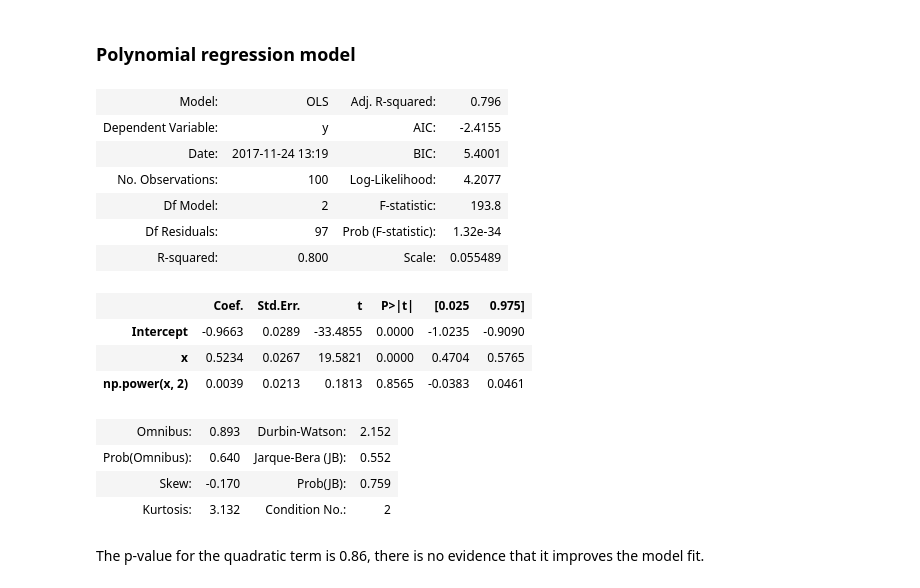
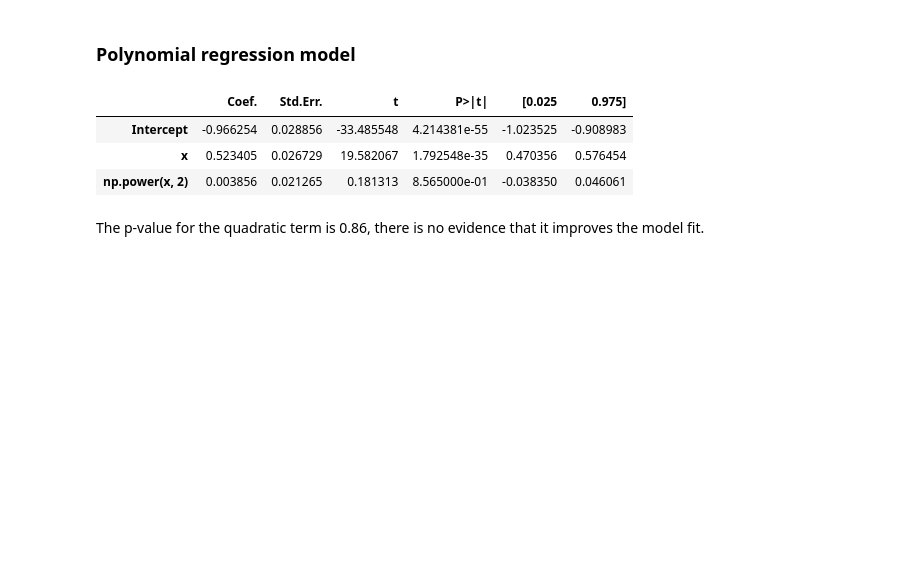
Before and after one commit to srillaert/ISLR-python, a Jupyter notebook: Ch3 Linear Regression/Ex13 Simple linear regression models on simulated data with different levels of noise.ipynb, the cells around one changed output. Cells and saved outputs as stored; diff of their text form; code cells hidden in the pictures; blank space fills up the shorter version.

```diff
--- a/Ch3 Linear Regression/Ex13 Simple linear regression models on simulated data with different levels of noise.ipynb
+++ b/Ch3 Linear Regression/Ex13 Simple linear regression models on simulated data with different levels of noise.ipynb
@@ -12,9 +13,12 @@ n = 100, ß₀ = -1 and ß₁ = 0.5
 # %%
 np.random.seed(1)
 x = np.random.randn(100)
-eps = np.random.randn(100) * .25
-y = -1 + .5 * x + eps
-df = pd.DataFrame({'x' : x, 'y' : y})
+def create_simulated_data(variance_error_term) :
+    eps = np.random.randn(100) * variance_error_term
+    y = -1 + .5 * x + eps
+    df = pd.DataFrame({'x' : x, 'y' : y})
+    return (y, df)
+y, df = create_simulated_data(.25)
 plt.scatter(x, y);
 # %% [output]
 [figure]
@@ -61,23 +55,12 @@ plot_regression('Linear regression on the original data', fit)
 ### Polynomial regression model
 # %%
 fitPolynomial = sm.ols("y ~ x + np.power(x,2)", df).fit()
-fitPolynomial.summary2()
+fitPolynomial.summary2().tables[1]
 # %% [output]
-| Model: | OLS | Adj. R-squared: | 0.796 |
-| Dependent Variable: | y | AIC: | -2.4155 |
-| Date: | 2017-11-24 13:19 | BIC: | 5.4001 |
-| No. Observations: | 100 | Log-Likelihood: | 4.2077 |
-| Df Model: | 2 | F-statistic: | 193.8 |
-| Df Residuals: | 97 | Prob (F-statistic): | 1.32e-34 |
-| R-squared: | 0.800 | Scale: | 0.055489 |
+|  | Coef. | Std.Err. | t | P>|t| | [0.025 | 0.975] |
+| Intercept | -0.966254 | 0.028856 | -33.485548 | 4.214381e-55 | -1.023525 | -0.908983 |
+| x | 0.523405 | 0.026729 | 19.582067 | 1.792548e-35 | 0.470356 | 0.576454 |
+| np.power(x, 2) | 0.003856 | 0.021265 | 0.181313 | 8.565000e-01 | -0.038350 | 0.046061 |
-|  | Coef. | Std.Err. | t | P>|t| | [0.025 | 0.975] |
-| Intercept | -0.9663 | 0.0289 | -33.4855 | 0.0000 | -1.0235 | -0.9090 |
-| x | 0.5234 | 0.0267 | 19.5821 | 0.0000 | 0.4704 | 0.5765 |
-| np.power(x, 2) | 0.0039 | 0.0213 | 0.1813 | 0.8565 | -0.0383 | 0.0461 |
-| Omnibus: | 0.893 | Durbin-Watson: | 2.152 |
-| Prob(Omnibus): | 0.640 | Jarque-Bera (JB): | 0.552 |
-| Skew: | -0.170 | Prob(JB): | 0.759 |
-| Kurtosis: | 3.132 | Condition No.: | 2 |
 # %% [markdown]
 The p-value for the quadratic term is 0.86, there is no evidence that it improves the model fit.
 # %%
```
Also changed, not shown: parts of 26 cells of this notebook.
